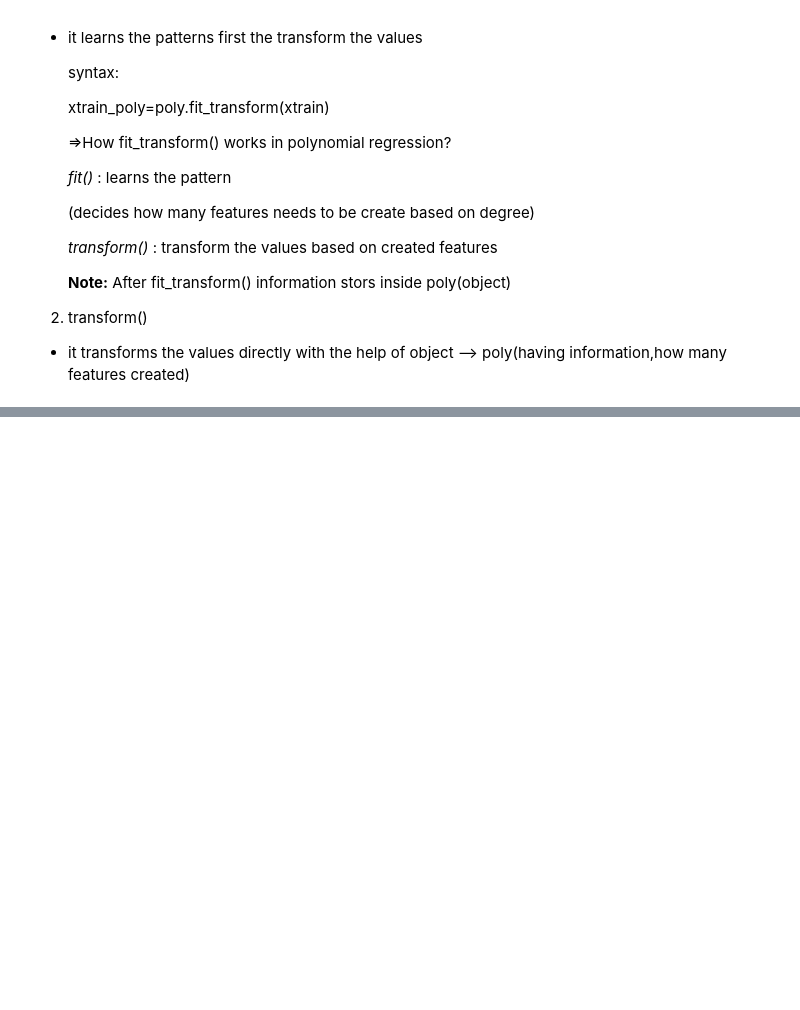
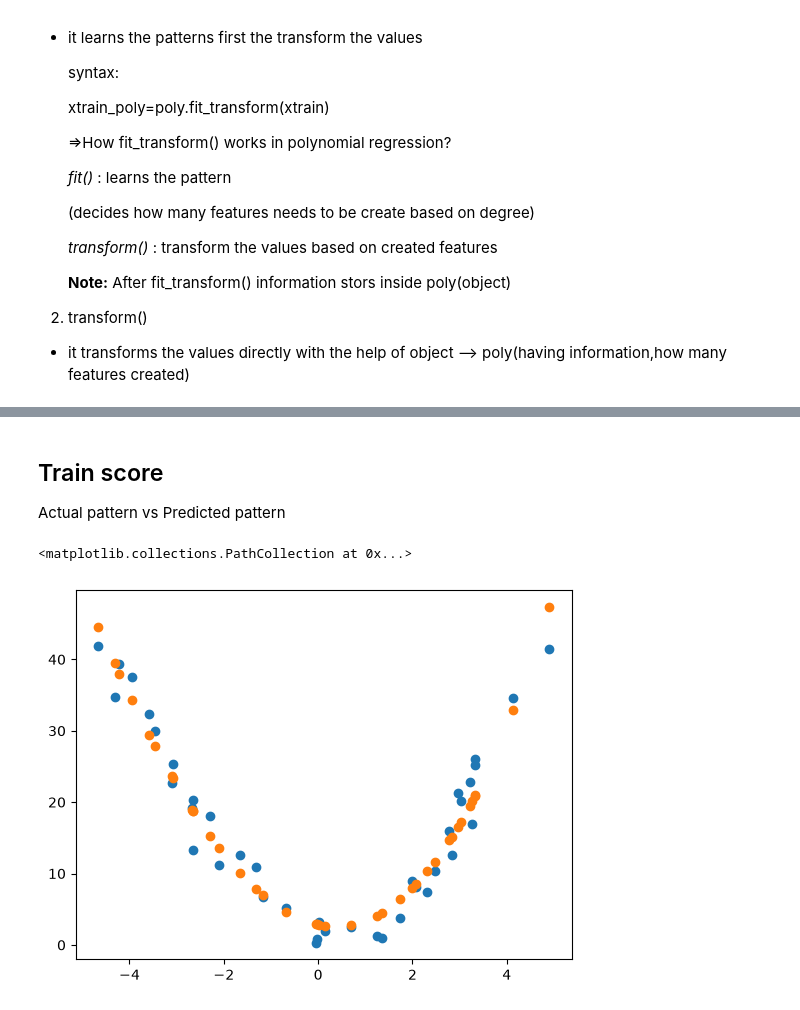
Before and after one commit to NavyaC2005/Machine-Learning-base-, a Jupyter notebook: Polynomial_regression/poly.ipynb, the cells around one changed output, grey strips where cells are left out. Saved outputs shown, nothing was run; the diff lists cells and outputs as text; code cells hidden in the pictures; blank space fills up the shorter version.

Commit message:
Updated linear regression project and added student analysis

```diff
--- a/Polynomial_regression/poly.ipynb
+++ b/Polynomial_regression/poly.ipynb
@@ -37,7 +37,7 @@ plt.scatter(xtrain,ytrain)      # Non-linear pattern
 <matplotlib.collections.PathCollection at 0x...>
 [figure]
 # %%
-poly=PolynomialFeatures(degree=2)
+poly=PolynomialFeatures(degree=3)
 # %% [markdown]
 With the help of polynomial features we are going to transform xtrain and xtest with degree 2
 
@@ -90,0 +115,4 @@ print(xtrain_poly)
+# %%
+model=LinearRegression()
+
+model.fit(xtrain_poly,ytrain)
@@ -90,0 +144,13 @@ print(xtrain_poly)
+# %%
+ytrain_predicted=model.predict(xtrain_poly)
+ytest_predicted=model.predict(xtest_poly)
+# %% [markdown]
+## Train score
+
+Actual pattern vs Predicted pattern
+# %%
+plt.scatter(xtrain,ytrain)
+plt.scatter(xtrain,ytrain_predicted)
+# %% [output]
+<matplotlib.collections.PathCollection at 0x...>
+[figure, added]
```
Also changed, not shown: parts of 7 cells of this notebook.
